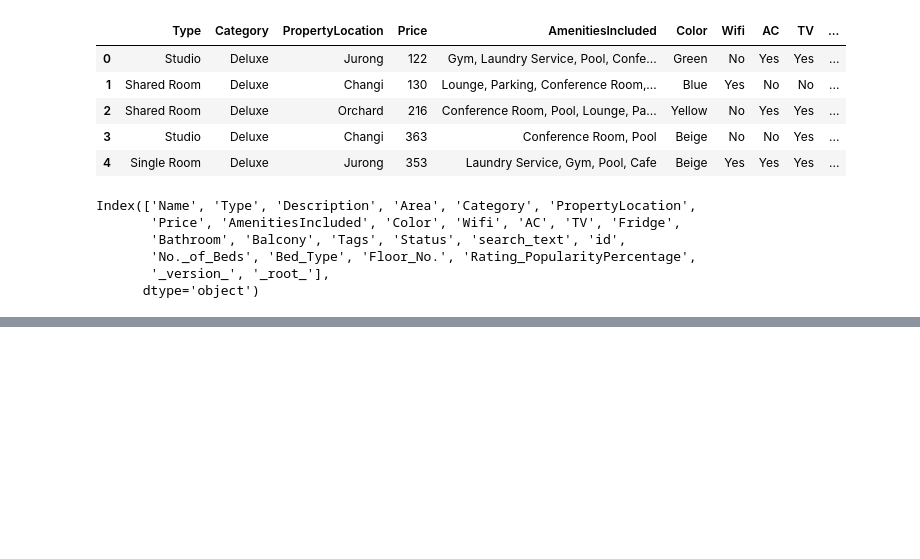
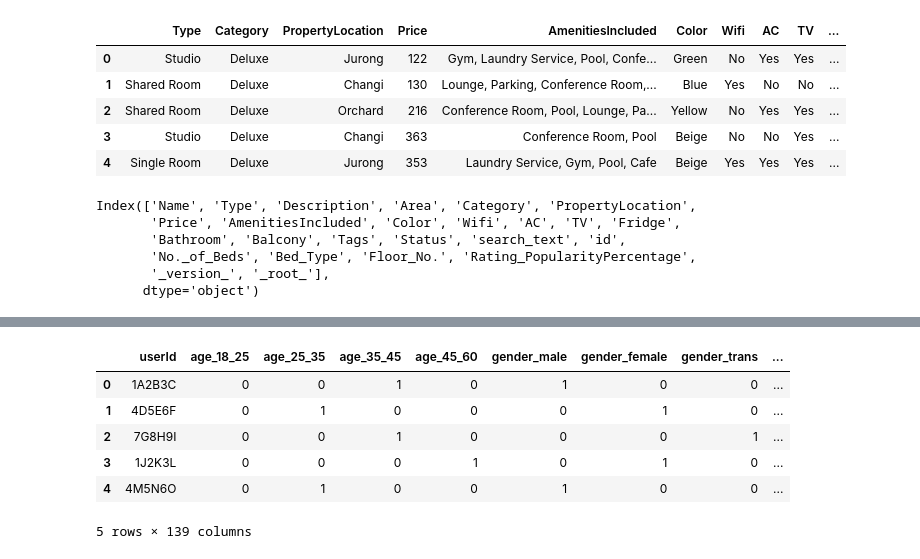
Before and after one commit to coder-shubham/Nexties-Nextlyf, a Jupyter notebook: backend/ml/notebooks/recommendation.ipynb, the cells around one changed output, grey strips where cells are left out. Saved outputs shown, nothing was run; the diff lists cells and outputs as text; code cells hidden in the pictures; blank space fills up the shorter version.

```diff
--- a/backend/ml/notebooks/recommendation.ipynb
+++ b/backend/ml/notebooks/recommendation.ipynb
@@ -109,0 +246,2 @@ filtered_room_df.head()
+# %%
+filtered_friends_df_cols = ['userId', 'age_18_25', 'age_25_35', 'age_35_45', 'age_45_60']
@@ -109,0 +252,37 @@ filtered_room_df.head()
+# %%
+# create a new dataframe with filtered columns and extra columns
+filtered_friends_df = friends_df[filtered_friends_df_cols].copy()
+# filtered_friends_df = pd.concat(filtered_friends_df, axis=1)
+new_cols_df = pd.DataFrame(0, index=filtered_friends_df.index, columns=extra_cols)
+
+# Concatenate the new columns to the existing DataFrame
+filtered_friends_df = pd.concat([filtered_friends_df, new_cols_df], axis=1)
+# filtered_friends_df = pd.concat([filtered_friends_df] + extra_cols, axis=1)
+# for col in extra_cols:
+#     filtered_friends_df.loc[:, col] = 0
+
+# filtered_friends_df = pd.concat(filtered_friends_df, axis=1)
+
+filtered_friends_df.head()
+
+# fill in the extra columns
+for index, row in friends_df.iterrows():
+    for value in row['fieldsOfInterest'].split(', '):
+        filtered_friends_df.at[index, value] = 1
+    for value in row['hobbies'].split(', '):
+        filtered_friends_df.at[index, value] = 1
+    filtered_friends_df.at[index, 'gender_' + row['gender']] = 1
+    filtered_friends_df.at[index, 'country_' + row['country']] = 1
+    filtered_friends_df.at[index, 'city_' + row['city']] = 1
+    filtered_friends_df.at[index, 'language_' + row['language']] = 1
+    filtered_friends_df.at[index, 'profession_' + row['profession']] = 1
+
+filtered_friends_df.head()
+# %% [output]
+|  | userId | age_18_25 | age_25_35 | age_35_45 | age_45_60 | gender_male | gender_female | gender_trans | ... |
+| 0 | 1A2B3C | 0 | 0 | 1 | 0 | 1 | 0 | 0 | ... |
+| 1 | 4D5E6F | 0 | 1 | 0 | 0 | 0 | 1 | 0 | ... |
+| 2 | 7G8H9I | 0 | 0 | 1 | 0 | 0 | 0 | 1 | ... |
+| 3 | 1J2K3L | 0 | 0 | 0 | 1 | 0 | 1 | 0 | ... |
+| 4 | 4M5N6O | 0 | 1 | 0 | 0 | 1 | 0 | 0 | ... |
+5 rows × 139 columns
```
Also changed, not shown: parts of 20 cells of this notebook, 3 other files.
